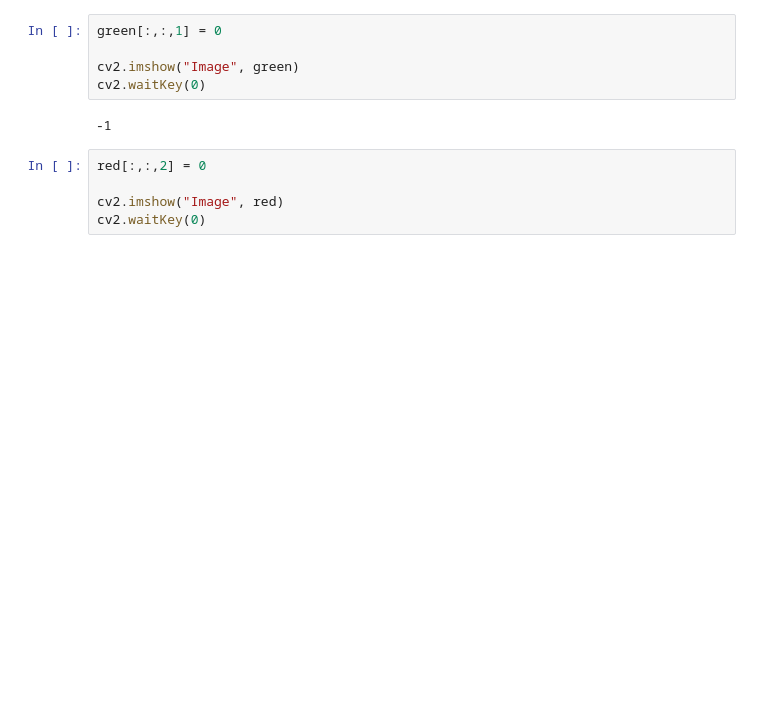
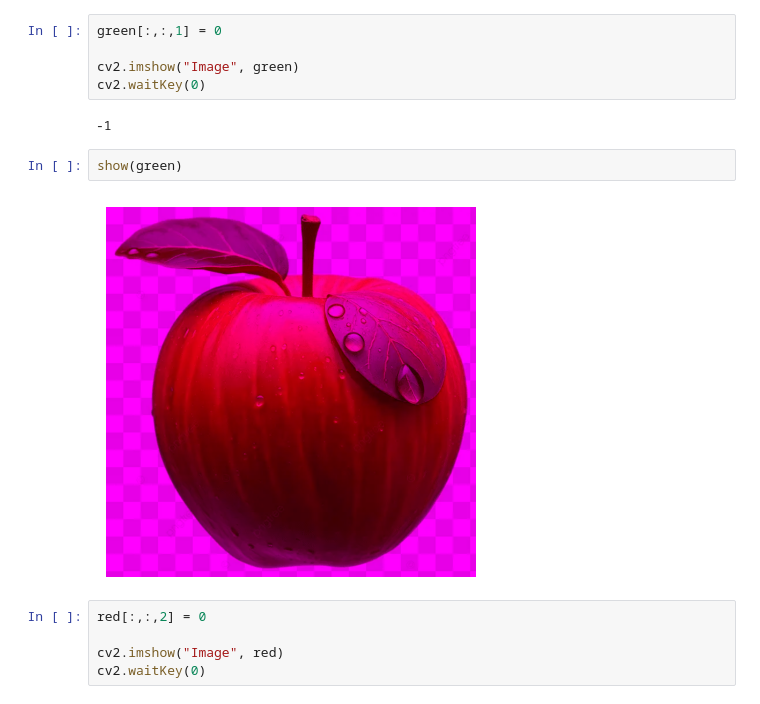
Before and after one commit to ManavKatrodiyaOpash/AI-ML-Internship, a Jupyter notebook: Day 47 Image Processing/image_processing.ipynb, the cells around one changed output. Cells and saved outputs as stored; diff of their text form; blank space fills up the shorter version.

```diff
--- a/Day 47 Image Processing/image_processing.ipynb
+++ b/Day 47 Image Processing/image_processing.ipynb
@@ -82,6 +89,10 @@ cv2.imshow("Image", green)
 cv2.waitKey(0)
 # %% [output]
 -1
+# %%
+show(green)
+# %% [output]
+[figure, added]
 # %%
 red[:,:,2] = 0
 
```
Also changed, not shown: parts of 15 cells of this notebook, 4 other files.
